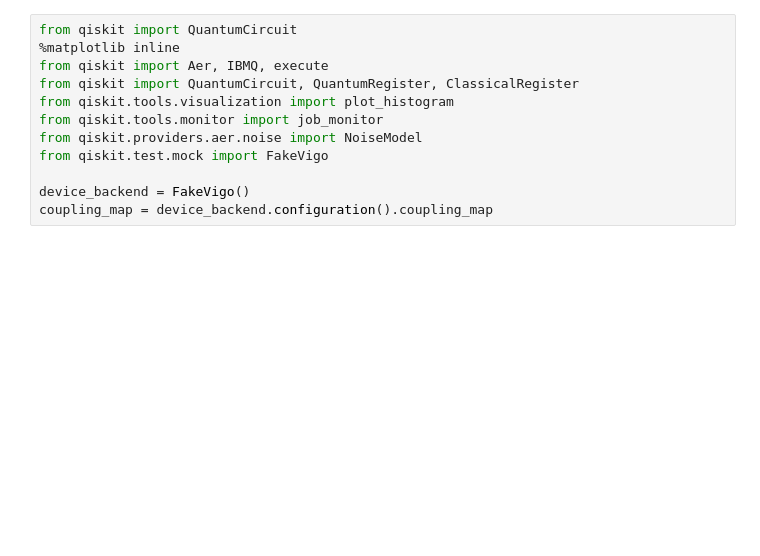
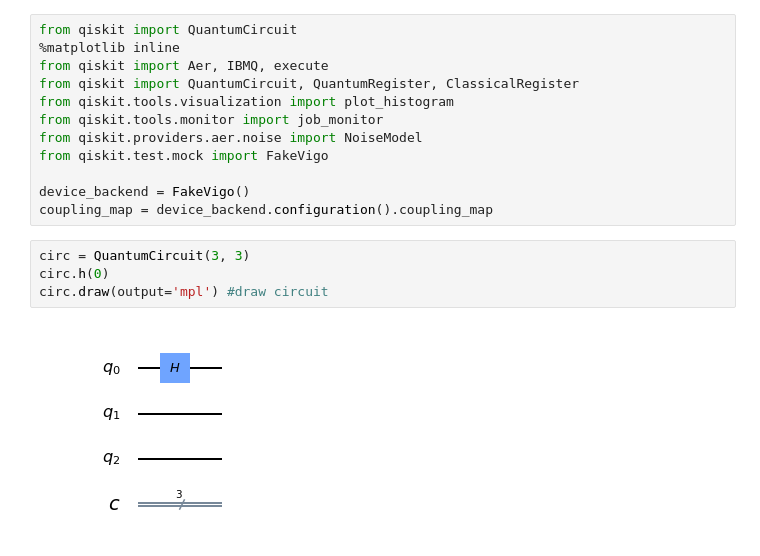
Before and after one commit to maggie-bao202/Quantum-Decoherence, a Jupyter notebook: main.ipynb, the cells around one changed output. Drawn from its saved outputs; the diff is of its cells as text; blank space fills up the shorter version.

```diff
--- a/main.ipynb
+++ b/main.ipynb
@@ -10,3 +10,9 @@ from qiskit.test.mock import FakeVigo
 
 device_backend = FakeVigo()
 coupling_map = device_backend.configuration().coupling_map
+# %%
+circ = QuantumCircuit(3, 3)
+circ.h(0)
+circ.draw(output='mpl') #draw circuit
+# %% [output]
+[figure, added]
```
Also changed, not shown: parts of 7 cells of this notebook.
